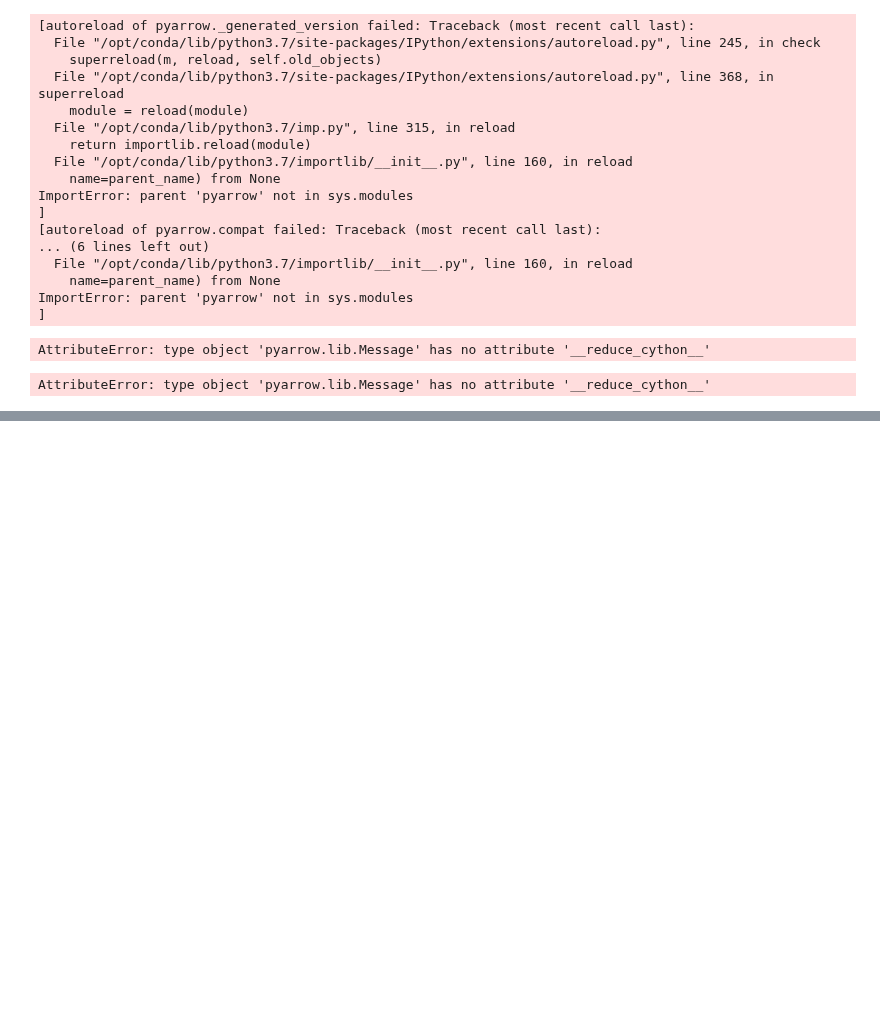
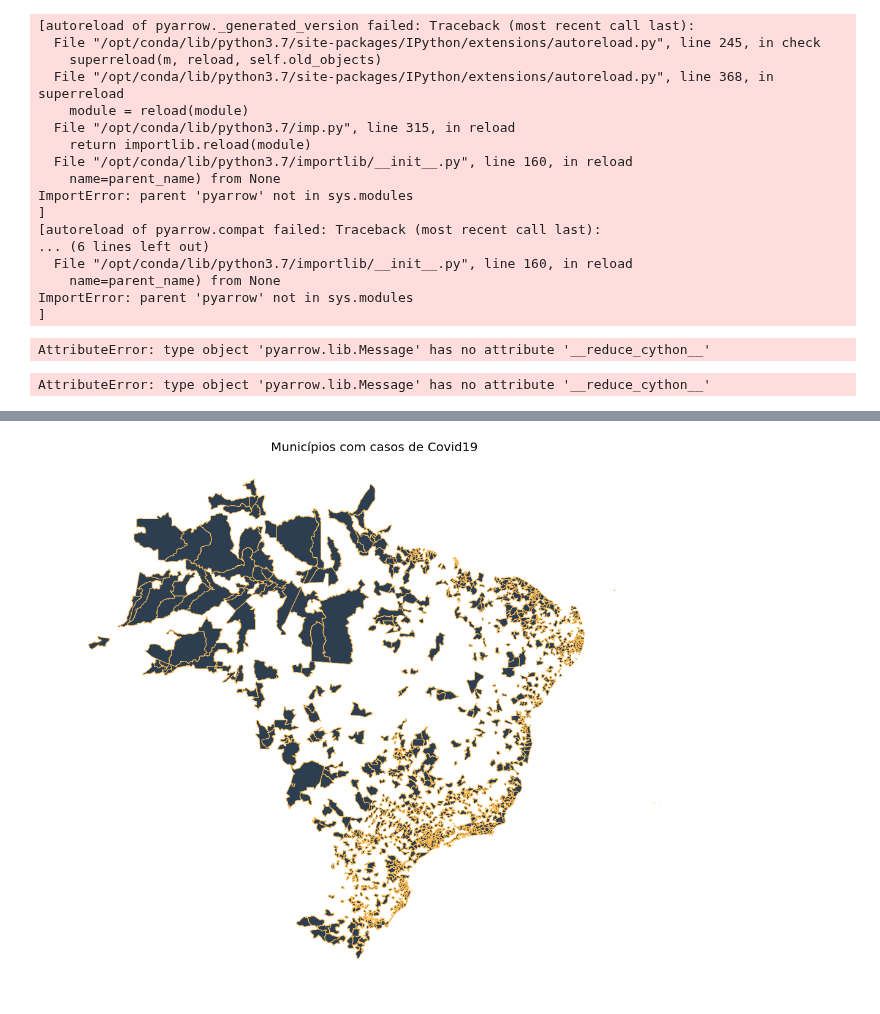
Before and after one commit to EL-BID/IDB-IDB-Invest-Coronavirus-Impact-Dashboard, a Jupyter notebook: notebooks/Add length to metatada.ipynb, the cells around one changed output, grey strips where cells are left out. Cells and saved outputs as stored; diff of their text form; code cells hidden in the pictures; blank space fills up the shorter version.

```diff
--- a/notebooks/Add length to metatada.ipynb
+++ b/notebooks/Add length to metatada.ipynb
@@ -409,0 +423,4 @@ AttributeError: type object 'pyarrow.lib.Message' has no attribute '__reduce_cyt
+# %%
+brasilio = pd.read_csv('https://data.brasil.io/dataset/covid19/caso.csv.gz')
+# %%
+last = brasilio[brasilio['is_last']]
@@ -409,0 +453,13 @@ AttributeError: type object 'pyarrow.lib.Message' has no attribute '__reduce_cyt
+# %%
+fig, axis = plt.subplots(nrows=1, ncols=1,
+                      figsize=(15, 15))
+
+df.merge(last, left_on='code_muni', right_on='city_ibge_code')\
+.plot(facecolor='#2D3E50', edgecolor='#FEBF57', ax=axis)
+
+axis.set_title("Municípios com casos de Covid19", fontsize=20)
+axis.axis('off')
+
+fig.tight_layout()
+# %% [output]
+[figure, added]
```
Also changed, not shown: parts of 8 cells of this notebook, 14 other files.
